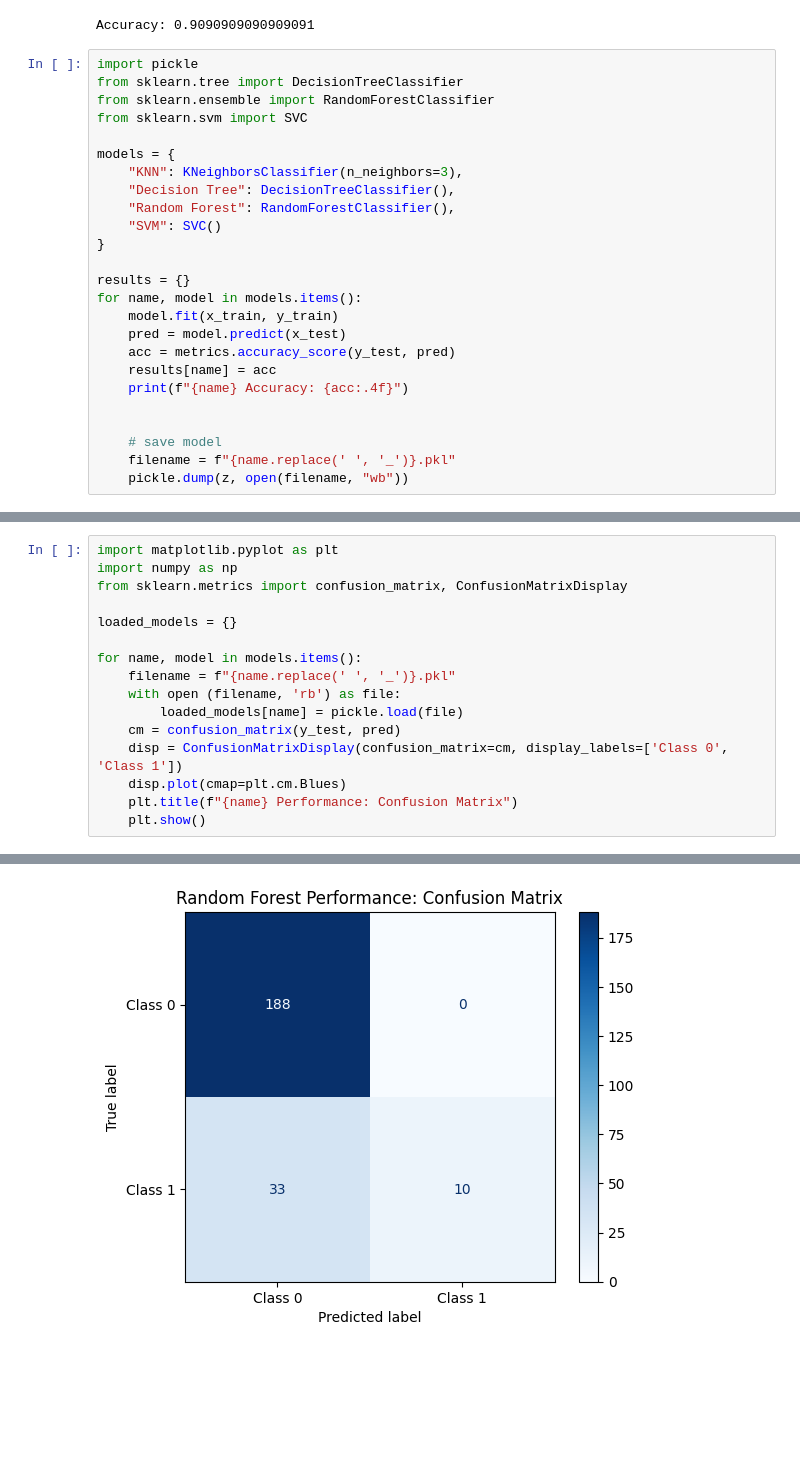
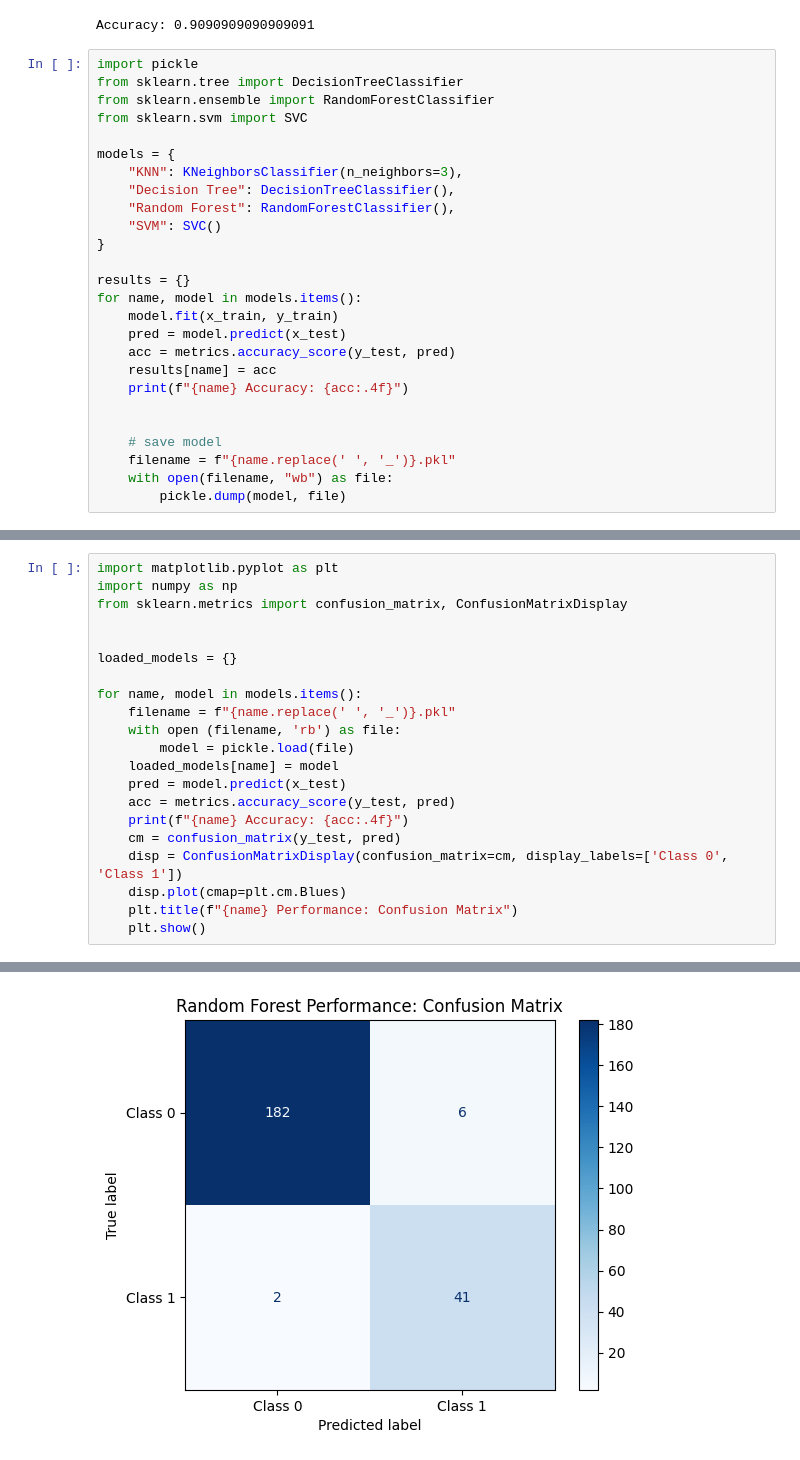
Before and after one commit to thejacksonharding/iot_lab1, a Jupyter notebook: lab1.ipynb, the cells around one changed output, grey strips where cells are left out. Cells and saved outputs as stored; diff of their text form; blank space fills up the shorter version.

```diff
--- a/lab1.ipynb
+++ b/lab1.ipynb
@@ -77,6 +77,7 @@ for name, model in models.items():
 
     # save model
     filename = f"{name.replace(' ', '_')}.pkl"
-    pickle.dump(z, open(filename, "wb"))
+    with open(filename, "wb") as file:
+        pickle.dump(model, file)
 # %% [output]
 KNN Accuracy: 0.9091
@@ -87,13 +88,18 @@ SVM Accuracy: 0.8571
 import matplotlib.pyplot as plt
 import numpy as np
 from sklearn.metrics import confusion_matrix, ConfusionMatrixDisplay
+
 
 loaded_models = {}
 
 for name, model in models.items():
     filename = f"{name.replace(' ', '_')}.pkl"
     with open (filename, 'rb') as file:
-        loaded_models[name] = pickle.load(file)
+        model = pickle.load(file)
+    loaded_models[name] = model
+    pred = model.predict(x_test)
+    acc = metrics.accuracy_score(y_test, pred)
+    print(f"{name} Accuracy: {acc:.4f}")
     cm = confusion_matrix(y_test, pred)
     disp = ConfusionMatrixDisplay(confusion_matrix=cm, display_labels=['Class 0', 'Class 1'])
     disp.plot(cmap=plt.cm.Blues)
@@ -105 +114 @@ for name, model in models.items():
-[figure, old version]
+[figure, new version]
```
Also changed, not shown: parts of 2 cells of this notebook.
